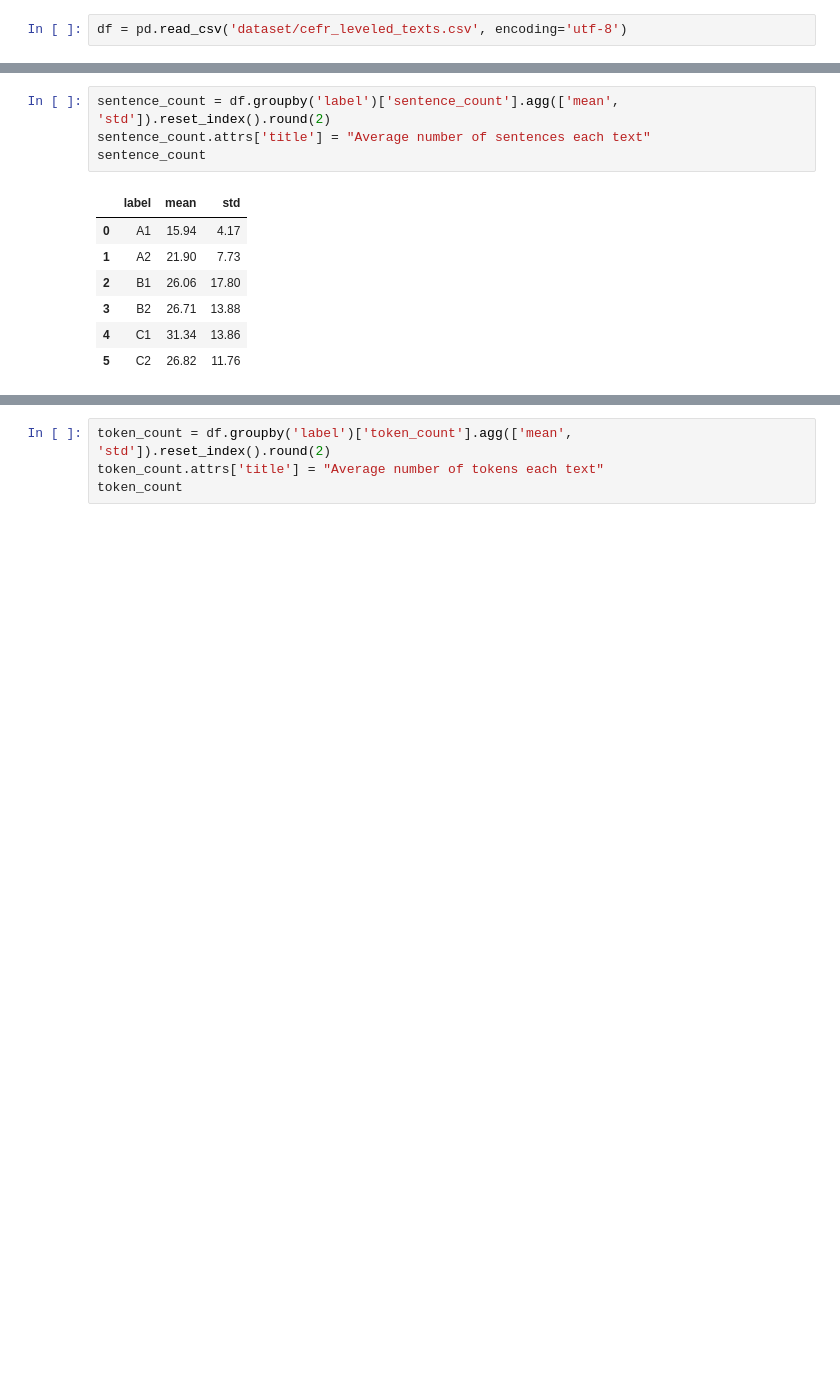
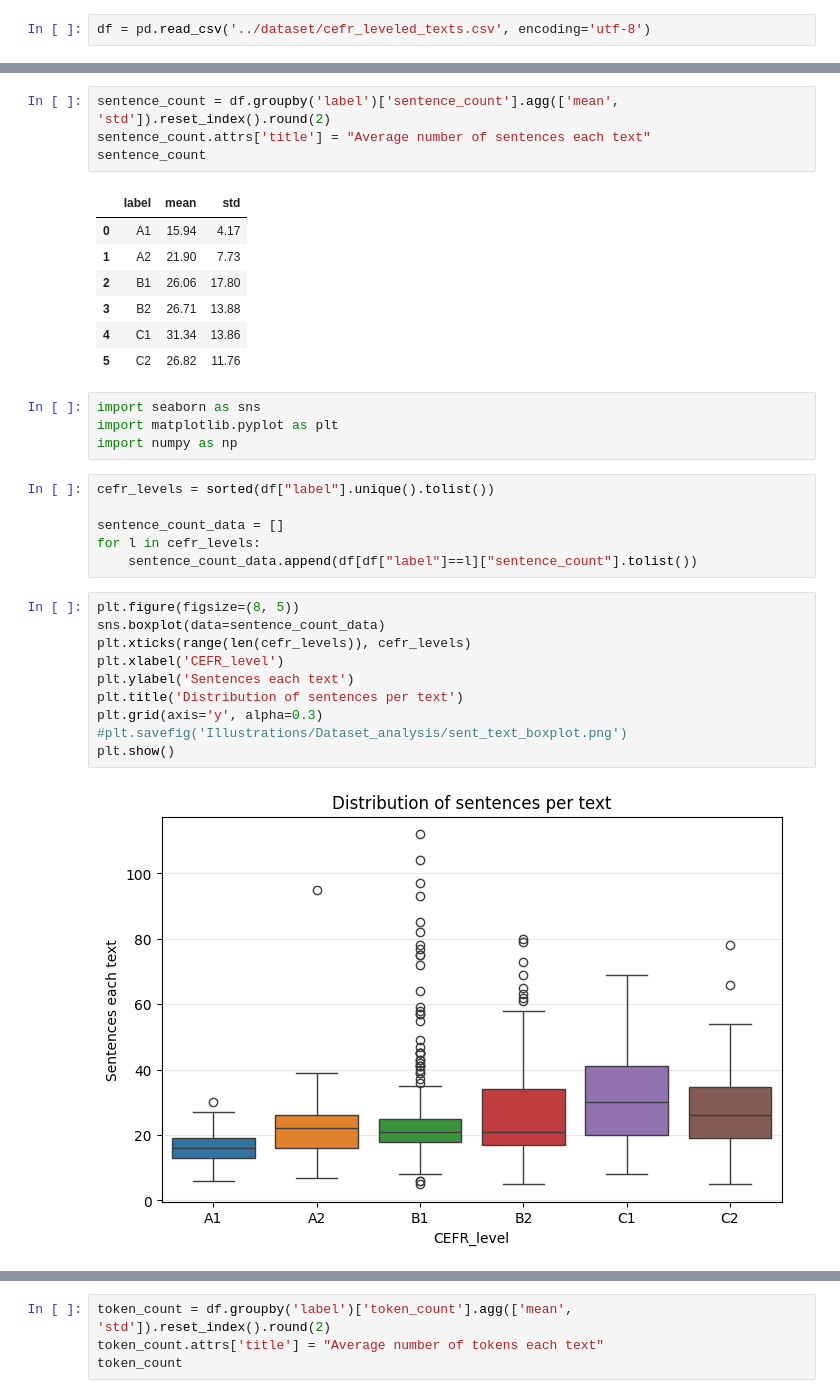
Before and after one commit to jakbh/SUDcom, a Jupyter notebook: experiments/dataset_analysis.ipynb, the cells around one changed output, grey strips where cells are left out. Saved outputs shown, nothing was run; the diff lists cells and outputs as text; blank space fills up the shorter version.

Commit message:
box plot for dataset analysis

```diff
--- a/experiments/dataset_analysis.ipynb
+++ b/experiments/dataset_analysis.ipynb
@@ -9,7 +9,7 @@ import matplotlib.pyplot as plt
 # %%
 pd.options.mode.chained_assignment = None
 # %%
-df = pd.read_csv('dataset/cefr_leveled_texts.csv', encoding='utf-8')
+df = pd.read_csv('../dataset/cefr_leveled_texts.csv', encoding='utf-8')
 # %%
 # remove the Unicode BOM Character (\ufeff) manually
 df['text'] = df['text'].str.replace('\ufeff', '')
@@ -287,6 +270,28 @@ sentence_count
 | 3 | B2 | 26.71 | 13.88 |
 | 4 | C1 | 31.34 | 13.86 |
 | 5 | C2 | 26.82 | 11.76 |
+# %%
+import seaborn as sns
+import matplotlib.pyplot as plt
+import numpy as np
+# %%
+cefr_levels = sorted(df["label"].unique().tolist())
+
+sentence_count_data = []
+for l in cefr_levels:
+    sentence_count_data.append(df[df["label"]==l]["sentence_count"].tolist())
+# %%
+plt.figure(figsize=(8, 5))
+sns.boxplot(data=sentence_count_data)
+plt.xticks(range(len(cefr_levels)), cefr_levels)
+plt.xlabel('CEFR_level')
+plt.ylabel('Sentences each text')
+plt.title('Distribution of sentences per text')
+plt.grid(axis='y', alpha=0.3)
+#plt.savefig('Illustrations/Dataset_analysis/sent_text_boxplot.png')
+plt.show()
+# %% [output]
+[figure, added]
 # %%
 plt.figure(figsize=(8, 5))
 plt.bar(sentence_count['label'], sentence_count['mean'], yerr=sentence_count['std'],
```
Also changed, not shown: parts of 7 cells of this notebook, 1 other file.
